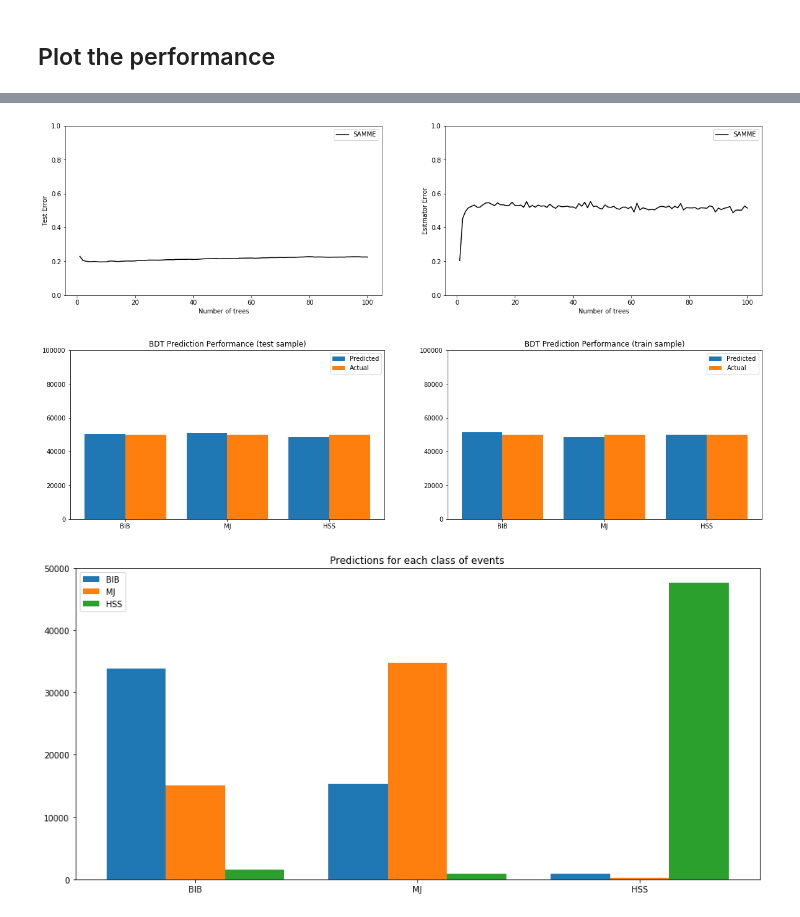
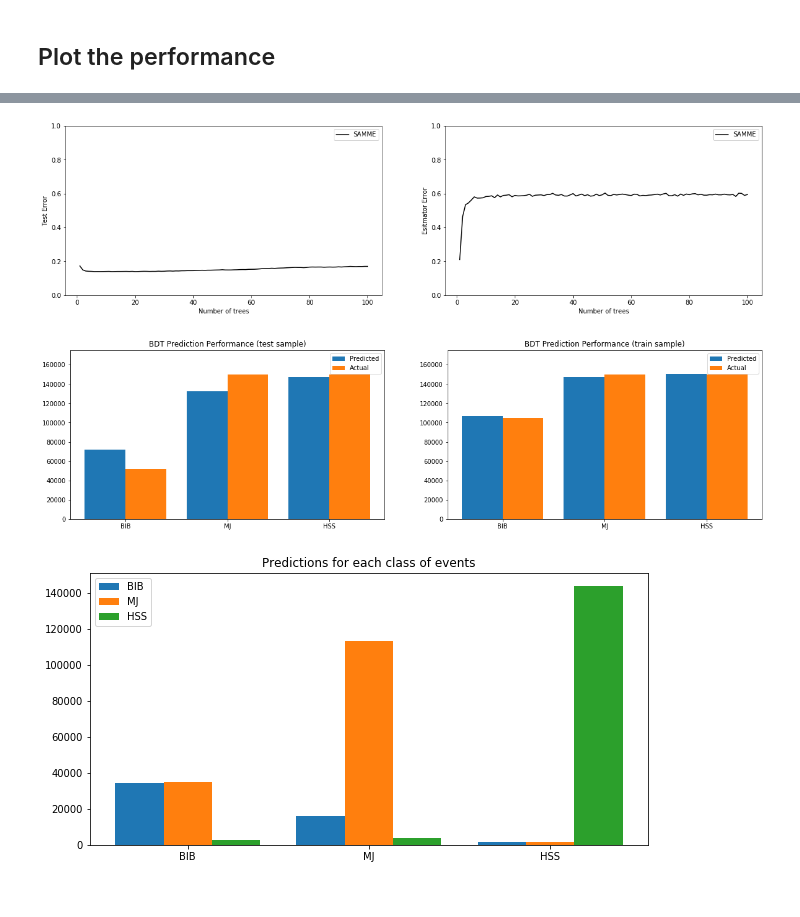
Before and after one commit to gordonwatts/JetCutStudies, a Jupyter notebook: notebooks/BDT Training Test.ipynb, the cells around one changed output, grey strips where cells are left out. Drawn from its saved outputs; the diff is of its cells as text; code cells hidden in the pictures.

```diff
--- a/notebooks/BDT Training Test.ipynb
+++ b/notebooks/BDT Training Test.ipynb
@@ -139,7 +139,7 @@ def train_me (bib, mj, sig, nEvents = 10000):
 # %%
 %%time
 test_EventMod = 3
-per_sample_size=50000
+per_sample_size=150000
 bdt = train_me(bib[bib.EventNumber % test_EventMod != 0],
                multijet[multijet.EventNumber % test_EventMod != 0],
                signal[signal.EventNumber % test_EventMod != 0],
@@ -185,7 +185,7 @@ plt.xlabel('Number of trees')
 
 fig
 # %% [output]
-[figure, old version]
+[figure, new version]
 # %%
 test_predictions = bdt.predict(test_events)
 test_classes.loc[:,'PredClass'] = pd.Series(test_predictions, index=test_classes.index)
@@ -198,7 +198,7 @@ train_classes.loc[:,'PredClass'] = pd.Series(train_predictions, index=train_clas
 # %%
 def plot_perf_generic(sp_info, train_info, title):
     ax = plt.subplot(sp_info)
-    ax.set_ylim(0,100000)
+    ax.set_ylim(0,175000)
     ax.hist([train_info.PredClass, train_info.Class], label=["Predicted", "Actual"], bins=[0,1,2,3])
     ax.set_xticks([0.5,1.5,2.5])
     ax.set_xticklabels(['BIB', 'MJ', 'HSS'])
@@ -210,23 +210,23 @@ plot_perf_generic(121, test_classes, "BDT Prediction Performance (test sample)")
 plot_perf_generic(122, train_classes, "BDT Prediction Performance (train sample)")
 fig
 # %% [output]
-[figure, old version]
+[figure, new version]
 # %%
 def plot_perf_for_class(sp_info, train_info):
     ax = plt.subplot(sp_info)
 
     bib = train_info[train_info.Class == 0]
     mj = train_info[train_info.Class == 1]
     hss = train_info[train_info.Class == 2]
 
     ax.hist([bib.PredClass, mj.PredClass, hss.PredClass], label=['BIB', 'MJ', 'HSS'], bins=[0,1,2,3])
     ax.set_xticks([0.5,1.5,2.5])
     ax.set_xticklabels(['BIB', 'MJ', 'HSS'])
     ax.legend()
     ax.set_title('Predictions for each class of events')
 
-fig = plt.figure(figsize=(15,7))
+fig = plt.figure(figsize=(10,5))
 plot_perf_for_class(111, test_classes)
 fig
 # %% [output]
-[figure, old version]
+[figure, new version]
```
Also changed, not shown: parts of 2 cells of this notebook.
